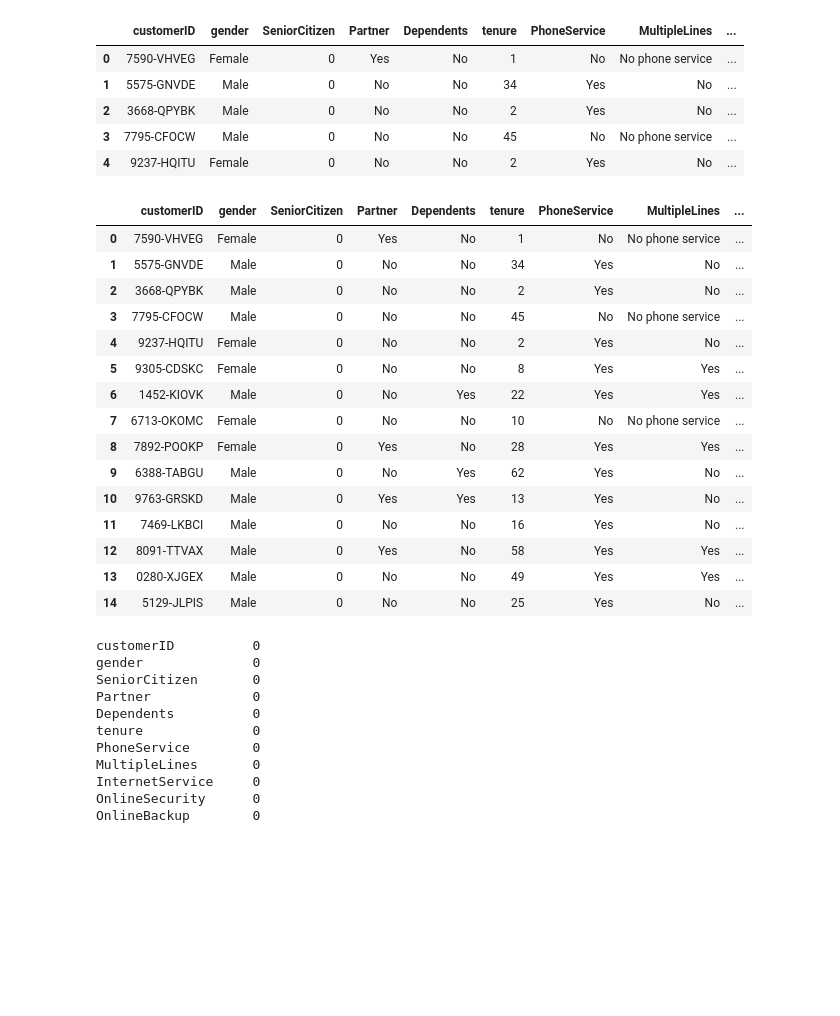
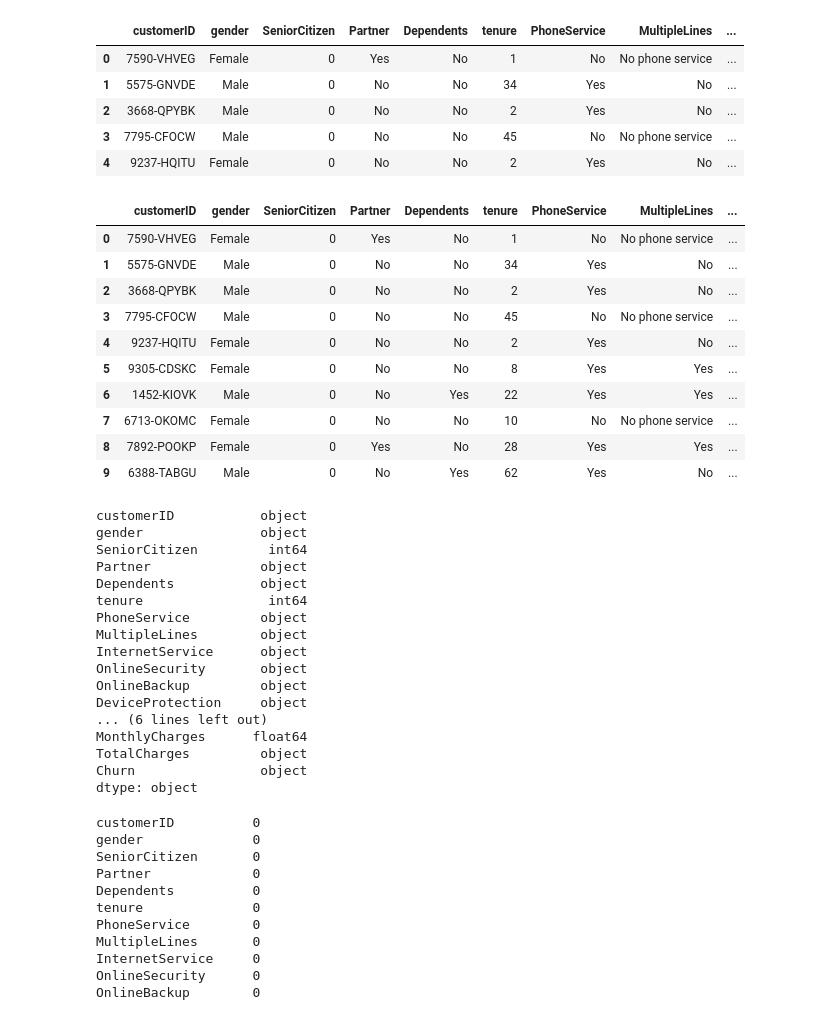
Before and after one commit to DaneFanalyst/telco_churn, a Jupyter notebook: churn.ipynb, the cells around one changed output. Saved outputs shown, nothing was run; the diff lists cells and outputs as text; code cells hidden in the pictures; blank space fills up the shorter version.

```diff
--- a/churn.ipynb
+++ b/churn.ipynb
@@ -17,24 +17,39 @@ df.head()
 | 4 | 9237-HQITU | Female | 0 | No | No | 2 | Yes | No | ... |
 # %%
 pd.set_option('display.max_columns', None)
-df.head(15)
+df.head(10)
 # %% [output]
 |  | customerID | gender | SeniorCitizen | Partner | Dependents | tenure | PhoneService | MultipleLines | ... |
 | 0 | 7590-VHVEG | Female | 0 | Yes | No | 1 | No | No phone service | ... |
 | 1 | 5575-GNVDE | Male | 0 | No | No | 34 | Yes | No | ... |
 | 2 | 3668-QPYBK | Male | 0 | No | No | 2 | Yes | No | ... |
 | 3 | 7795-CFOCW | Male | 0 | No | No | 45 | No | No phone service | ... |
 | 4 | 9237-HQITU | Female | 0 | No | No | 2 | Yes | No | ... |
 | 5 | 9305-CDSKC | Female | 0 | No | No | 8 | Yes | Yes | ... |
 | 6 | 1452-KIOVK | Male | 0 | No | Yes | 22 | Yes | Yes | ... |
 | 7 | 6713-OKOMC | Female | 0 | No | No | 10 | No | No phone service | ... |
 | 8 | 7892-POOKP | Female | 0 | Yes | No | 28 | Yes | Yes | ... |
 | 9 | 6388-TABGU | Male | 0 | No | Yes | 62 | Yes | No | ... |
-| 10 | 9763-GRSKD | Male | 0 | Yes | Yes | 13 | Yes | No | ... |
-| 11 | 7469-LKBCI | Male | 0 | No | No | 16 | Yes | No | ... |
-| 12 | 8091-TTVAX | Male | 0 | Yes | No | 58 | Yes | Yes | ... |
-| 13 | 0280-XJGEX | Male | 0 | No | No | 49 | Yes | Yes | ... |
-| 14 | 5129-JLPIS | Male | 0 | No | No | 25 | Yes | No | ... |
+# %%
+df.dtypes
+# %% [output]
+customerID           object
+gender               object
+SeniorCitizen         int64
+Partner              object
+Dependents           object
+tenure                int64
+PhoneService         object
+MultipleLines        object
+InternetService      object
+OnlineSecurity       object
+OnlineBackup         object
+DeviceProtection     object
+... (6 lines left out)
+MonthlyCharges      float64
+TotalCharges         object
+Churn                object
+dtype: object
 # %%
 df.isna().sum()
 # %% [output]
```
Also changed, not shown: parts of 20 cells of this notebook.
